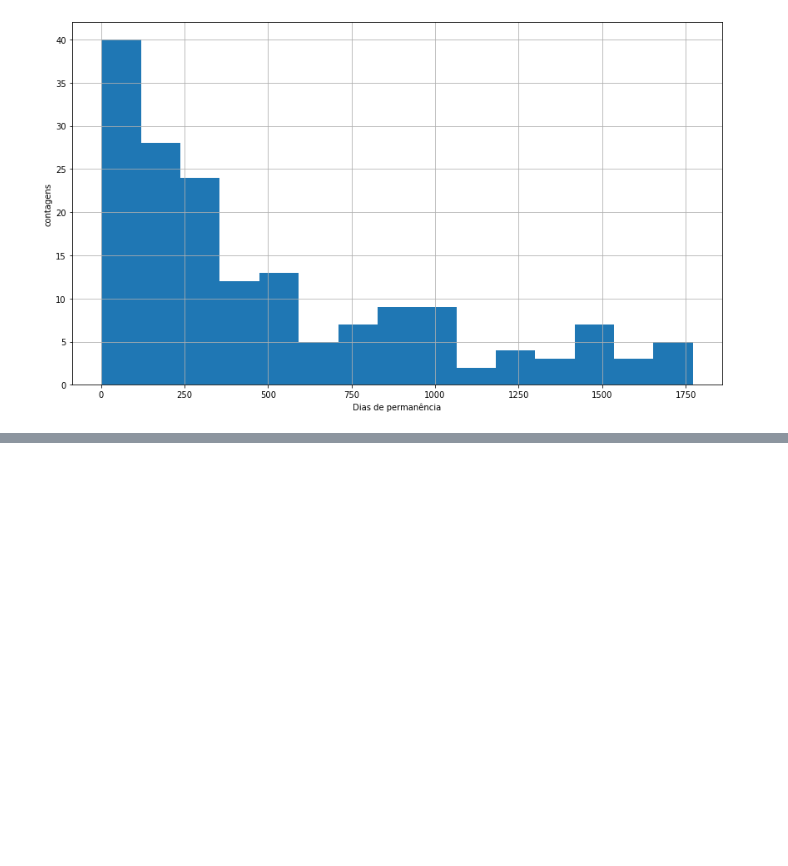
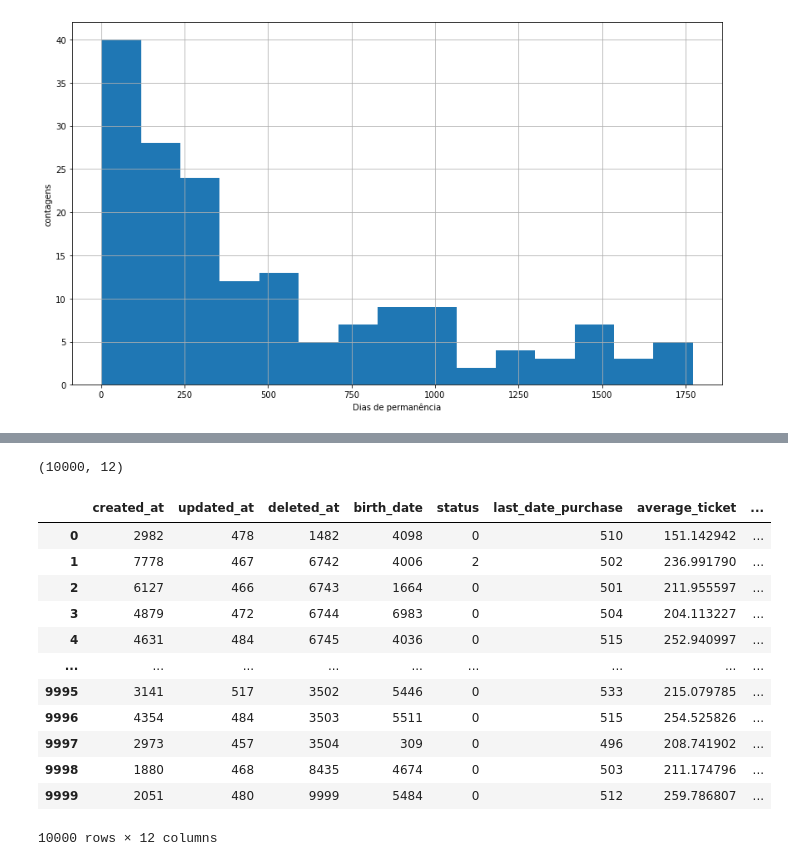
Before and after one commit to eduardoeqs/churn_analysis-Petlove, a Jupyter notebook: Analise.ipynb, the cells around one changed output, grey strips where cells are left out. Drawn from its saved outputs; the diff is of its cells as text; code cells hidden in the pictures; blank space fills up the shorter version.

Commit message:
adicionando secao de analise estatistica

```diff
--- a/Analise.ipynb
+++ b/Analise.ipynb
@@ -399,0 +425,3 @@ plt.show()
+# %%
+#Removendo colunas desnecessarias para a analise
+limpo_df = df.drop(['id','name_hash','email_hash','address_hash','version','city','state','neighborhood'],axis = 1)
@@ -399,0 +433,20 @@ plt.show()
+# %%
+limpo_df.shape
+# %% [output]
+(10000, 12)
+# %%
+limpo_df
+# %% [output]
+|  | created_at | updated_at | deleted_at | birth_date | status | last_date_purchase | average_ticket | ... |
+| 0 | 2982 | 478 | 1482 | 4098 | 0 | 510 | 151.142942 | ... |
+| 1 | 7778 | 467 | 6742 | 4006 | 2 | 502 | 236.991790 | ... |
+| 2 | 6127 | 466 | 6743 | 1664 | 0 | 501 | 211.955597 | ... |
+| 3 | 4879 | 472 | 6744 | 6983 | 0 | 504 | 204.113227 | ... |
+| 4 | 4631 | 484 | 6745 | 4036 | 0 | 515 | 252.940997 | ... |
+| ... | ... | ... | ... | ... | ... | ... | ... | ... |
+| 9995 | 3141 | 517 | 3502 | 5446 | 0 | 533 | 215.079785 | ... |
+| 9996 | 4354 | 484 | 3503 | 5511 | 0 | 515 | 254.525826 | ... |
+| 9997 | 2973 | 457 | 3504 | 309 | 0 | 496 | 208.741902 | ... |
+| 9998 | 1880 | 468 | 8435 | 4674 | 0 | 503 | 211.174796 | ... |
+| 9999 | 2051 | 480 | 9999 | 5484 | 0 | 512 | 259.786807 | ... |
+10000 rows × 12 columns
```
Also changed, not shown: parts of 13 cells of this notebook.
